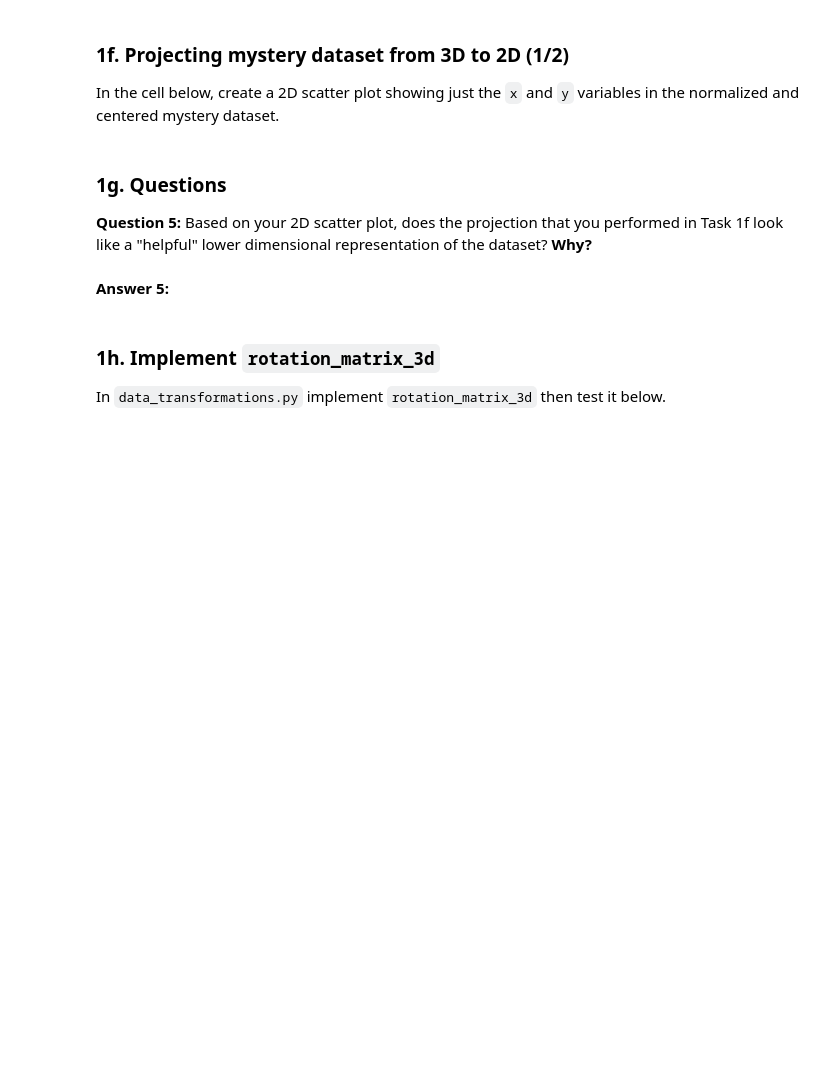
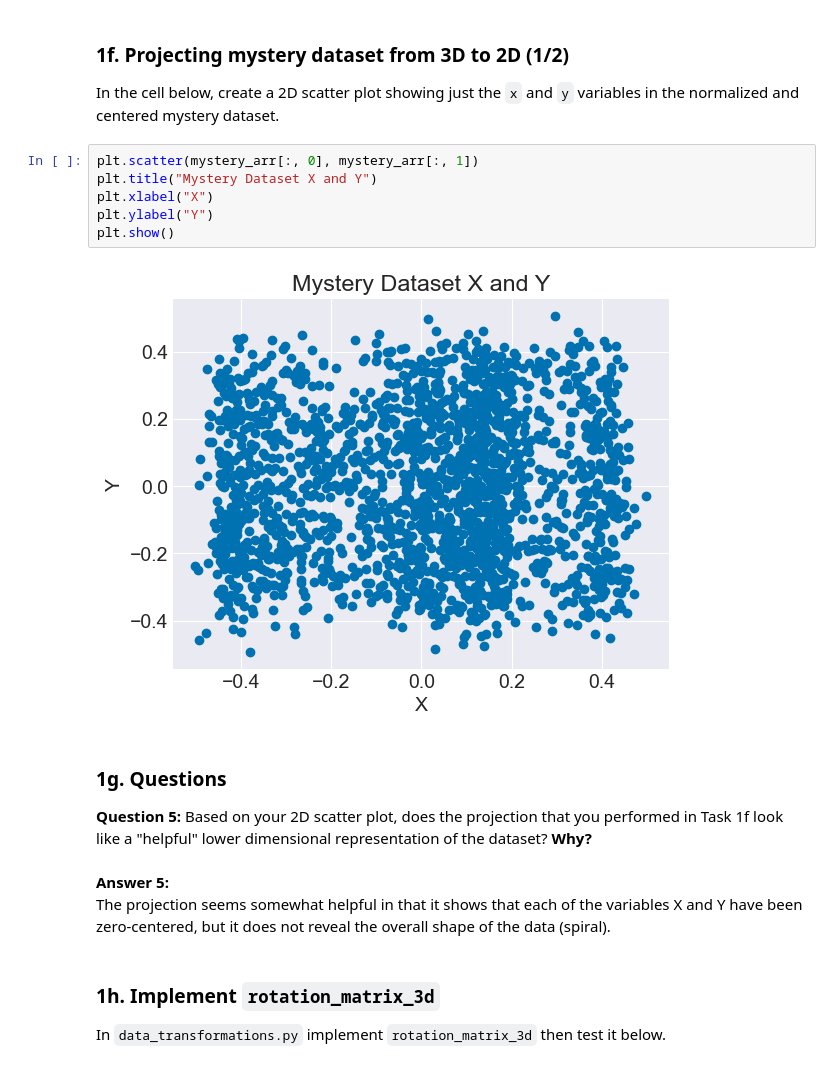
Before and after one commit to francisohara24/CS251, a Jupyter notebook: project_4/data_transformations.ipynb, the cells around one changed output. Cells and saved outputs as stored; diff of their text form; blank space fills up the shorter version.

Commit message:
Feat: project 4 checkpoint

```diff
--- a/project_4/data_transformations.ipynb
+++ b/project_4/data_transformations.ipynb
@@ -94,12 +148,21 @@ Update the plot limits appropriately based on the new expected data range so tha
 ### 1f. Projecting mystery dataset from 3D to 2D (1/2)
 
 In the cell below, create a 2D scatter plot showing just the `x` and `y` variables in the normalized and centered mystery dataset.
+# %%
+plt.scatter(mystery_arr[:, 0], mystery_arr[:, 1])
+plt.title("Mystery Dataset X and Y")
+plt.xlabel("X")
+plt.ylabel("Y")
+plt.show()
+# %% [output]
+[figure, added]
 # %% [markdown]
 ### 1g. Questions
 
 **Question 5:** Based on your 2D scatter plot, does the projection that you performed in Task 1f look like a "helpful" lower dimensional representation of the dataset? **Why?**
-# %% [markdown]
-**Answer 5:**
+# %% [markdown]
+**Answer 5:**
+The projection seems somewhat helpful in that it shows that each of the variables X and Y have been zero-centered, but it does not reveal the overall shape of the data (spiral).
 # %% [markdown]
 ### 1h. Implement `rotation_matrix_3d`
 
```
Also changed, not shown: parts of 15 cells of this notebook, 3 other files.
